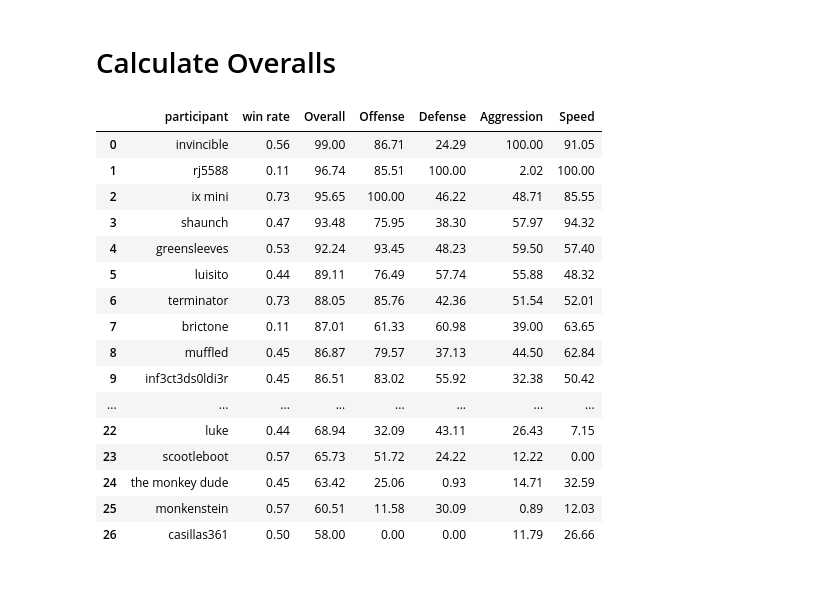
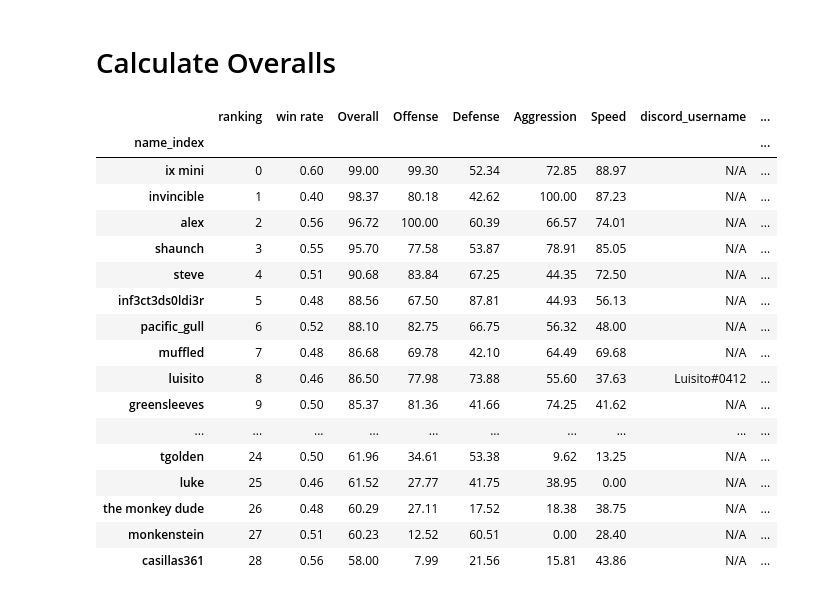
Before and after one commit to ankbhatia19/TritonRL-ScoreBot, a Jupyter notebook: player_data_processing.ipynb, the cells around one changed output. Drawn from its saved outputs; the diff is of its cells as text; code cells hidden in the pictures.

Commit message:
added support for user playercards

```diff
--- a/player_data_processing.ipynb
+++ b/player_data_processing.ipynb
@@ -237,3 +292,3 @@ fall_2020_averages = average_player_statistics(fall_2020_totals)
 # %%
-winter_2021 = 'data\TRL_W21_playerdata.csv'
+winter_2021 = 'data\TRL_wk3_data.csv'
 winter_2021 = pd.read_csv(winter_2021)
@@ -263,23 +318,61 @@ standings = generate_overall_standings(TRL_W21_WK1, offensive_df, defensive_df,
+# %%
+# Load in Data
+winter_2021_totals = get_totals(winter_2021)
+
+# Make quick changes as needed
+name_changes = {
+    'invincibleblaze': 'invincible',
+    'nsdlakers4': 'shaunch',
+    'monkensteinr': 'monkenstein',
+    'minimy_ugf': 'minimug'
+    }
+
+players_to_drop = [
+    'squishy',
+    'tag cramification',
+    'yegs'
+    ]#, 'goofy']
 # %%
+# Using the name changes, merge the totals for data in each column
+patched_totals = patch_duplicates(winter_2021_totals, name_changes)
+# Calculate the average for each statistic
+winter_2021_averages = average_player_statistics(patched_totals)
+# Remove any remaining unwanted players by name
+trl_winter_players = remove_player_statistics(winter_2021_averages, players_to_drop)
+
+# Calculate Replay Statistics
+offensive_df = offensive_stats(trl_winter_players)
+defensive_df = defensive_stats(trl_winter_players)
+aggression_df = aggression_stats(trl_winter_players)
+speed_df = speed_stats(trl_winter_players)
+
+# Calculate Standings
+standings = generate_overall_standings(trl_winter_players, offensive_df, defensive_df, aggression_df, speed_df)
+
 # Scale the overalls to be between the interval of 58 - 99
 standings['Overall'] = pd.Series([translate(ovr, 0, 100, 58, 99) for ovr in standings.Overall]).round(2)
-# %%
-standings
-# %% [output]
-|  | participant | win rate | Overall | Offense | Defense | Aggression | Speed |
-| 0 | invincible | 0.56 | 99.00 | 86.71 | 24.29 | 100.00 | 91.05 |
-| 1 | rj5588 | 0.11 | 96.74 | 85.51 | 100.00 | 2.02 | 100.00 |
-| 2 | ix mini | 0.73 | 95.65 | 100.00 | 46.22 | 48.71 | 85.55 |
-| 3 | shaunch | 0.47 | 93.48 | 75.95 | 38.30 | 57.97 | 94.32 |
-| 4 | greensleeves | 0.53 | 92.24 | 93.45 | 48.23 | 59.50 | 57.40 |
-| 5 | luisito | 0.44 | 89.11 | 76.49 | 57.74 | 55.88 | 48.32 |
-| 6 | terminator | 0.73 | 88.05 | 85.76 | 42.36 | 51.54 | 52.01 |
-| 7 | brictone | 0.11 | 87.01 | 61.33 | 60.98 | 39.00 | 63.65 |
-| 8 | muffled | 0.45 | 86.87 | 79.57 | 37.13 | 44.50 | 62.84 |
-| 9 | inf3ct3ds0ldi3r | 0.45 | 86.51 | 83.02 | 55.92 | 32.38 | 50.42 |
-| ... | ... | ... | ... | ... | ... | ... | ... |
-| 22 | luke | 0.44 | 68.94 | 32.09 | 43.11 | 26.43 | 7.15 |
-| 23 | scootleboot | 0.57 | 65.73 | 51.72 | 24.22 | 12.22 | 0.00 |
-| 24 | the monkey dude | 0.45 | 63.42 | 25.06 | 0.93 | 14.71 | 32.59 |
-| 25 | monkenstein | 0.57 | 60.51 | 11.58 | 30.09 | 0.89 | 12.03 |
-| 26 | casillas361 | 0.50 | 58.00 | 0.00 | 0.00 | 11.79 | 26.66 |
+# %%
+player_names = 'output/playercard_names.json'
+player_imgs_dir = './playercard_imgs'
+player_ranks = 'output/player_ranks.json'
+playercard_data = add_relevant_metadata(standings, player_names, player_imgs_dir, player_ranks)
+playercard_data
+# %% [output]
+|  | ranking | win rate | Overall | Offense | Defense | Aggression | Speed | discord_username | ... |
+| name_index |  |  |  |  |  |  |  |  | ... |
+| ix mini | 0 | 0.60 | 99.00 | 99.30 | 52.34 | 72.85 | 88.97 | N/A | ... |
+| invincible | 1 | 0.40 | 98.37 | 80.18 | 42.62 | 100.00 | 87.23 | N/A | ... |
+| alex | 2 | 0.56 | 96.72 | 100.00 | 60.39 | 66.57 | 74.01 | N/A | ... |
+| shaunch | 3 | 0.55 | 95.70 | 77.58 | 53.87 | 78.91 | 85.05 | N/A | ... |
+| steve | 4 | 0.51 | 90.68 | 83.84 | 67.25 | 44.35 | 72.50 | N/A | ... |
+| inf3ct3ds0ldi3r | 5 | 0.48 | 88.56 | 67.50 | 87.81 | 44.93 | 56.13 | N/A | ... |
+| pacific_gull | 6 | 0.52 | 88.10 | 82.75 | 66.75 | 56.32 | 48.00 | N/A | ... |
+| muffled | 7 | 0.48 | 86.68 | 69.78 | 42.10 | 64.49 | 69.68 | N/A | ... |
+| luisito | 8 | 0.46 | 86.50 | 77.98 | 73.88 | 55.60 | 37.63 | Luisito#0412 | ... |
+| greensleeves | 9 | 0.50 | 85.37 | 81.36 | 41.66 | 74.25 | 41.62 | N/A | ... |
+| ... | ... | ... | ... | ... | ... | ... | ... | ... | ... |
+| tgolden | 24 | 0.50 | 61.96 | 34.61 | 53.38 | 9.62 | 13.25 | N/A | ... |
+| luke | 25 | 0.46 | 61.52 | 27.77 | 41.75 | 38.95 | 0.00 | N/A | ... |
+| the monkey dude | 26 | 0.48 | 60.29 | 27.11 | 17.52 | 18.38 | 38.75 | N/A | ... |
+| monkenstein | 27 | 0.51 | 60.23 | 12.52 | 60.51 | 0.00 | 28.40 | N/A | ... |
+| casillas361 | 28 | 0.56 | 58.00 | 7.99 | 21.56 | 15.81 | 43.86 | N/A | ... |
```
Also changed, not shown: parts of 6 cells of this notebook, 7 other files.
